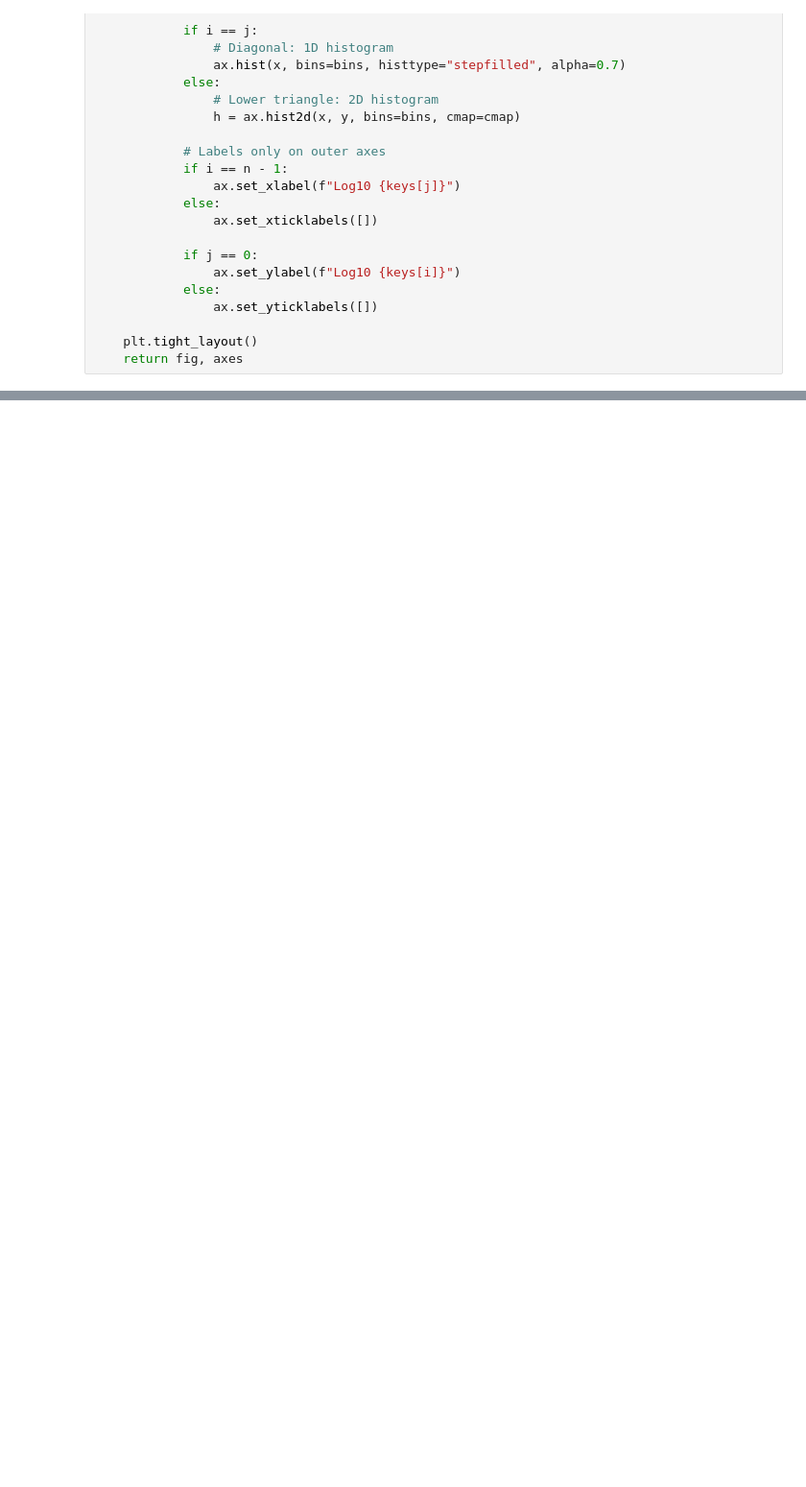
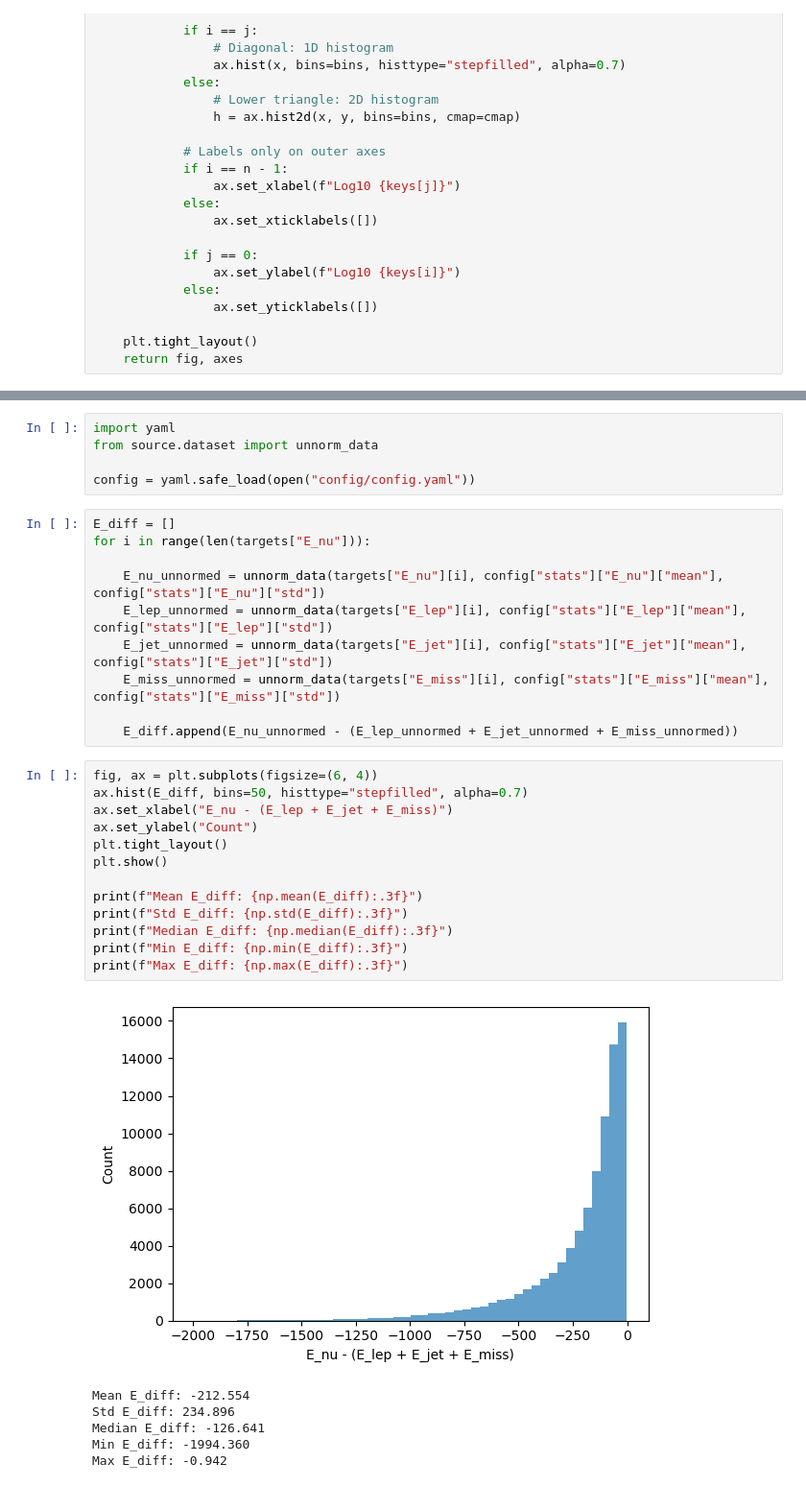
Before and after one commit to benw22022/nuGraph, a Jupyter notebook: compute_stats copy.ipynb, the cells around one changed output, grey strips where cells are left out. Shown at 96% size. Cells and saved outputs as stored; diff of their text form; blank space fills up the shorter version.

```diff
--- a/compute_stats copy.ipynb
+++ b/compute_stats copy.ipynb
@@ -101,0 +131,35 @@ phi_miss:
+# %%
+import yaml
+from source.dataset import unnorm_data
+
+config = yaml.safe_load(open("config/config.yaml"))
+# %%
+E_diff = []
+for i in range(len(targets["E_nu"])):
+
+    E_nu_unnormed = unnorm_data(targets["E_nu"][i], config["stats"]["E_nu"]["mean"], config["stats"]["E_nu"]["std"])
+    E_lep_unnormed = unnorm_data(targets["E_lep"][i], config["stats"]["E_lep"]["mean"], config["stats"]["E_lep"]["std"])
+    E_jet_unnormed = unnorm_data(targets["E_jet"][i], config["stats"]["E_jet"]["mean"], config["stats"]["E_jet"]["std"])
+    E_miss_unnormed = unnorm_data(targets["E_miss"][i], config["stats"]["E_miss"]["mean"], config["stats"]["E_miss"]["std"])
+
+    E_diff.append(E_nu_unnormed - (E_lep_unnormed + E_jet_unnormed + E_miss_unnormed))
+# %%
+fig, ax = plt.subplots(figsize=(6, 4))
+ax.hist(E_diff, bins=50, histtype="stepfilled", alpha=0.7)
+ax.set_xlabel("E_nu - (E_lep + E_jet + E_miss)")
+ax.set_ylabel("Count")
+plt.tight_layout()
+plt.show()
+
+print(f"Mean E_diff: {np.mean(E_diff):.3f}")
+print(f"Std E_diff: {np.std(E_diff):.3f}")
+print(f"Median E_diff: {np.median(E_diff):.3f}")
+print(f"Min E_diff: {np.min(E_diff):.3f}")
+print(f"Max E_diff: {np.max(E_diff):.3f}")
+# %% [output]
+[figure, added]
+Mean E_diff: -212.554
+Std E_diff: 234.896
+Median E_diff: -126.641
+Min E_diff: -1994.360
+Max E_diff: -0.942
```
Also changed, not shown: parts of 6 cells of this notebook, 9 other files.
